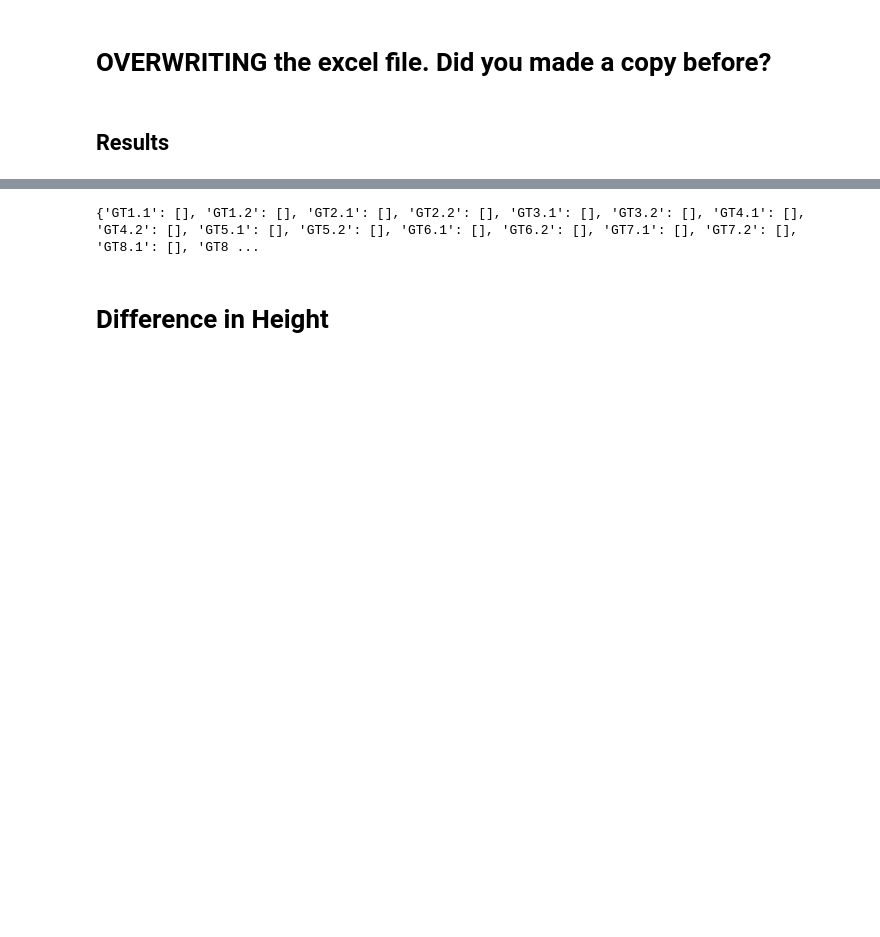
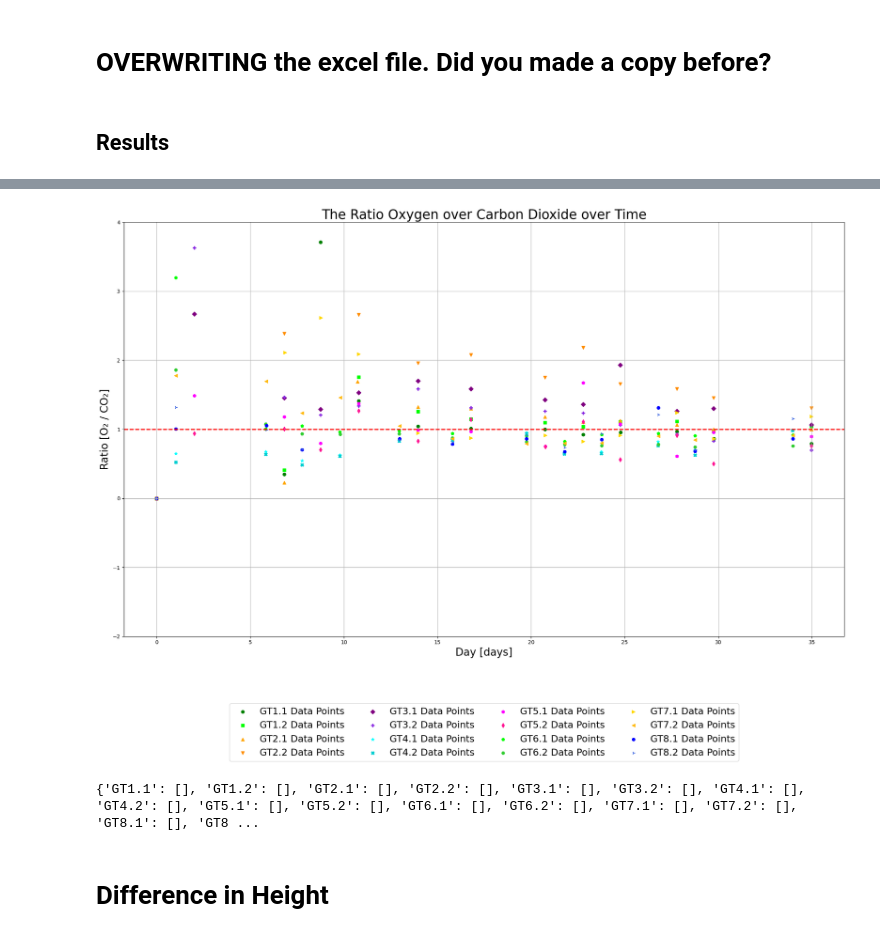
Before and after one commit to RGrobben/Excell_and_Data_Frames_for_Gas_Respiration_tests, a Jupyter notebook: Run/running_sheet_with_given_layout_01.ipynb, the cells around one changed output, grey strips where cells are left out. Drawn from its saved outputs; the diff is of its cells as text; code cells hidden in the pictures; blank space fills up the shorter version.

```diff
--- a/Run/running_sheet_with_given_layout_01.ipynb
+++ b/Run/running_sheet_with_given_layout_01.ipynb
@@ -336,3 +272,49 @@ fig.show()
+# %%
+offsets = [
+    (0, 0),  # Offset for 'Notes' (no adjustment)
+    (10, 0),  # Offset for 'GT1.1'
+    (5, 0),  # Offset for 'GT1.2'
+    (5, 0),  # Offset for 'GT2.1'
+    (5, 0),  # Offset for 'GT2.2' (no adjustment)
+    (5, 0),  # Offset for 'GT3.1' (no adjustment)
+    (5, 0),  # Offset for 'GT3.2'
+    (5, 0),  # Offset for 'GT4.1' (no adjustment)
+    (5, 0),  # Offset for 'GT4.2'
+    (5, 0),  # Offset for 'GT5.1'
+    (5, 0),  # Offset for 'GT5.2' (no adjustment)
+    (5, 5),  # Offset for 'GT6.1' (no adjustment)
+    (5, 0),  # Offset for 'GT6.2' (no adjustment)
+    (5, 0),  # Offset for 'GT7.1' (no adjustment)
+    (5, 30),  # Offset for 'GT7.2'
+    (5, -15),  # Offset for 'GT8.1'
+    (-50, 0)   # Offset for 'GT8.2' (no adjustment)
+]
+plt.figure(figsize=(20, 15))
+
+for color, sheet_name, line_style, offset, marker in zip(colors, sheet_names[1:], line_styles, offsets, markers):
+    df = dict_data_frames[sheet_name]
+
+    # Drop the rows where 'CumulativeColumn' is NaN
+    df_dropped = df.dropna(subset=['Ratio O2/CO2'])
+
+    # Plot the line
+    # plt.plot(df_dropped['Day'], df_dropped['Ratio O2/CO2'], linestyle=line_style, color=color, label=f'{sheet_name} Cumulative Series')
+
+    # Plot the data points
+    plt.scatter(df_dropped['Day'], df_dropped['Ratio O2/CO2'], color=color, marker=marker, label=f'{sheet_name} Data Points')
+    plt.ylim(-2, 4)
+
+
+plt.axhline(y=1, color='red', linestyle='--', linewidth=2 )
+plt.title('The Ratio Oxygen over Carbon Dioxide over Time', fontsize=25)
+plt.xlabel('Day [days]', fontsize=20)
+plt.ylabel('Ratio [O₂ / CO₂]', fontsize=20)
+plt.legend(fontsize=18, bbox_to_anchor=(0.5, -0.15), loc='upper center', ncol=4)  # Position the legend below the graph
+plt.tight_layout()
+plt.grid()
+plt.show()
+# %% [output]
+[figure, added]
 # %%
 def check_cumulative_2(df, column_name):
     if column_name not in df.columns:
```
Also changed, not shown: parts of 21 cells of this notebook.
